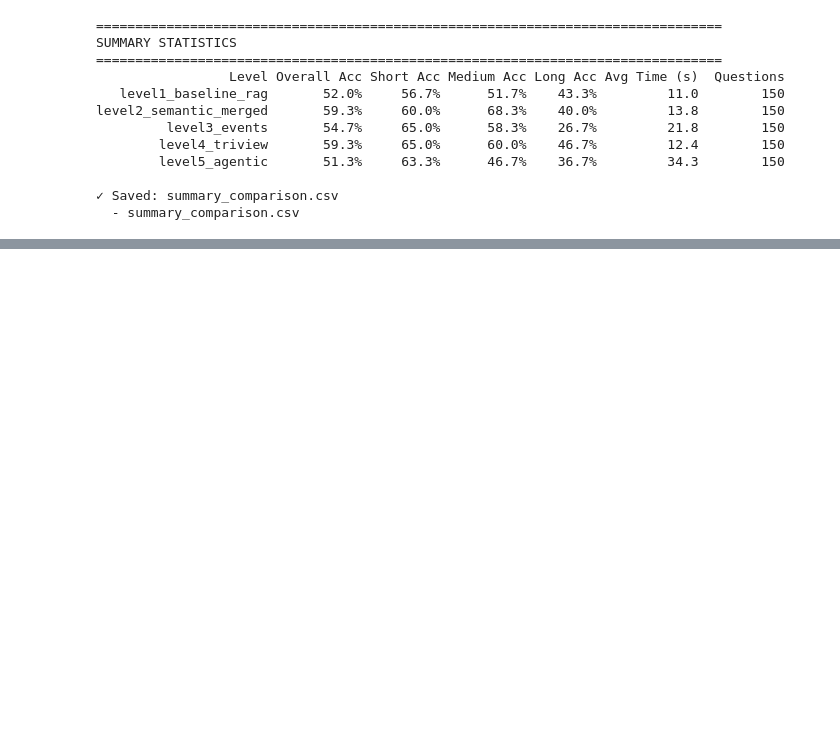
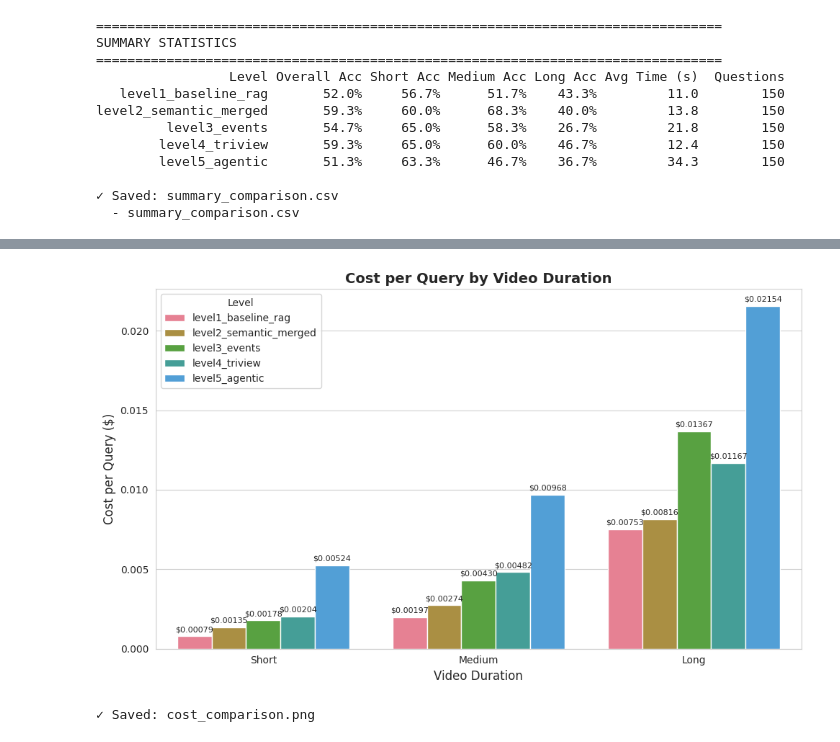
Before and after one commit to bkennedy13/vlm-context-engineering, a Jupyter notebook: analyze_results.ipynb, the cells around one changed output, grey strips where cells are left out. Cells and saved outputs as stored; diff of their text form; code cells hidden in the pictures; blank space fills up the shorter version.

```diff
--- a/analyze_results.ipynb
+++ b/analyze_results.ipynb
@@ -366,3 +366,71 @@ level2_semantic_merged       59.3%     60.0%      68.3%    40.0%         13.8
 
 ✓ Saved: summary_comparison.csv
   - summary_comparison.csv
+# %%
+# %% 3. COST ANALYSIS
+
+# Cost per second of video processing
+COST_PER_SECOND = 0.00023711786
+
+print("\n" + "="*80)
+print("COST ANALYSIS ($/query)")
+print("="*80)
+
+cost_data = []
+for level_name, data in level_data.items():
+    for duration in ['short', 'medium', 'long']:
+        times = get_duration_times(data, duration)
+        total_time = times['retrieval'] + times['inference']
+        cost = total_time * COST_PER_SECOND
+
+        cost_data.append({
+            'Level': level_name,
+            'Duration': duration.capitalize(),
+            'Total Time (s)': total_time,
+            'Cost ($)': cost
+        })
+
+df_cost = pd.DataFrame(cost_data)
+
+# Pivot for better display
+cost_pivot = df_cost.pivot(index='Level', columns='Duration', values='Cost ($)')
+cost_pivot = cost_pivot[['Short', 'Medium', 'Long']]  # Order columns
+
+# Calculate average across all durations (weighted by number of questions)
+# Assuming equal distribution: 60 short, 60 medium, 30 long = 150 total
+# Weights: 60/150 = 0.4, 60/150 = 0.4, 30/150 = 0.2
+cost_pivot['Weighted Avg'] = (
+    cost_pivot['Short'] * 0.4 +
+    cost_pivot['Medium'] * 0.4 +
+    cost_pivot['Long'] * 0.2
+)
+
+# Format as currency
+print(cost_pivot.to_string(float_format=lambda x: f'${x:.6f}'))
+
+# Visualization
+fig, ax = plt.subplots(figsize=(10, 6))
+
+df_cost['Duration'] = pd.Categorical(df_cost['Duration'],
+                                      categories=['Short', 'Medium', 'Long'],
+                                      ordered=True)
+
+level_order = ['level1_baseline_rag', 'level2_semantic_merged', 'level3_events', 'level4_triview', 'level5_agentic']
+
+sns.barplot(data=df_cost, x='Duration', y='Cost ($)', hue='Level',
+            hue_order=level_order, ax=ax)
+ax.set_title('Cost per Query by Video Duration', fontsize=14, fontweight='bold')
+ax.set_ylabel('Cost per Query ($)', fontsize=12)
+ax.set_xlabel('Video Duration', fontsize=12)
+
+# Add value labels
+for container in ax.containers:
+    labels = [f'${v.get_height():.5f}' for v in container]
+    ax.bar_label(container, labels=labels, padding=3, fontsize=8)
+
+plt.tight_layout()
+plt.savefig('results/cost_comparison.png', dpi=150, bbox_inches='tight')
+plt.show()
+
+print("\n✓ Saved: cost_comparison.png")
+# %% [output]
@@ -368,0 +453,2 @@ level2_semantic_merged       59.3%     60.0%      68.3%    40.0%         13.8
+[figure, added]
+✓ Saved: cost_comparison.png
```
Also changed, not shown: parts of 2 cells of this notebook, 5 other files.
